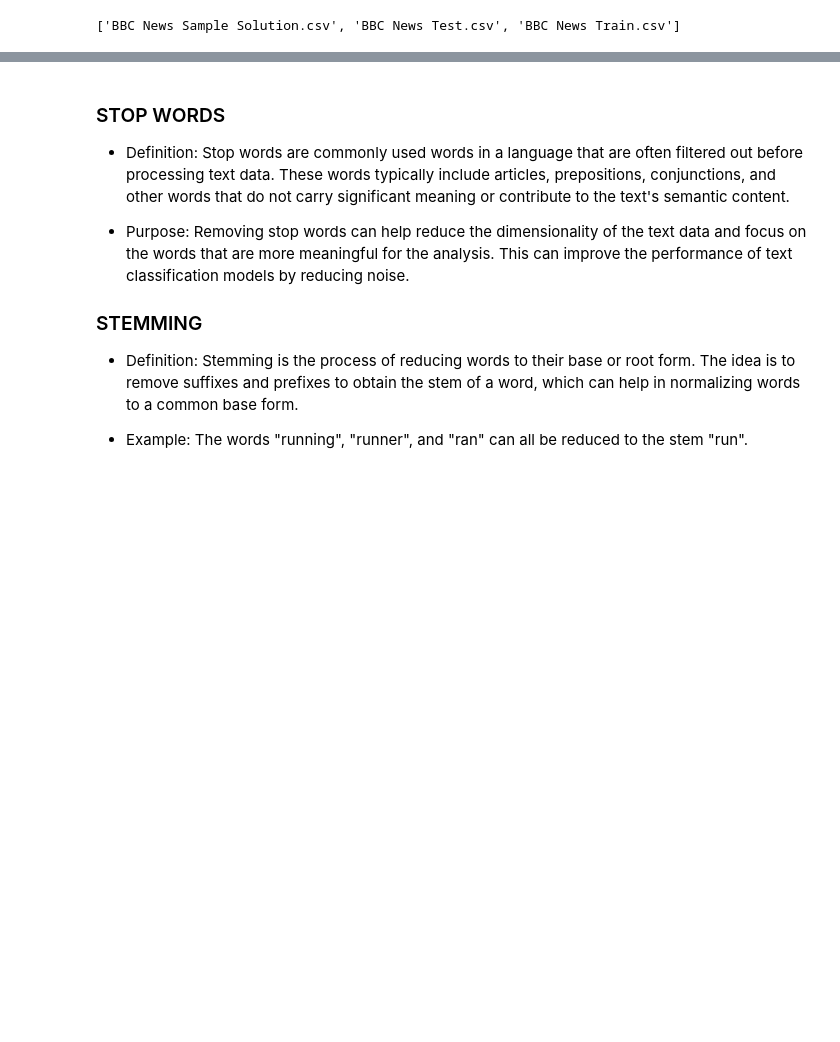
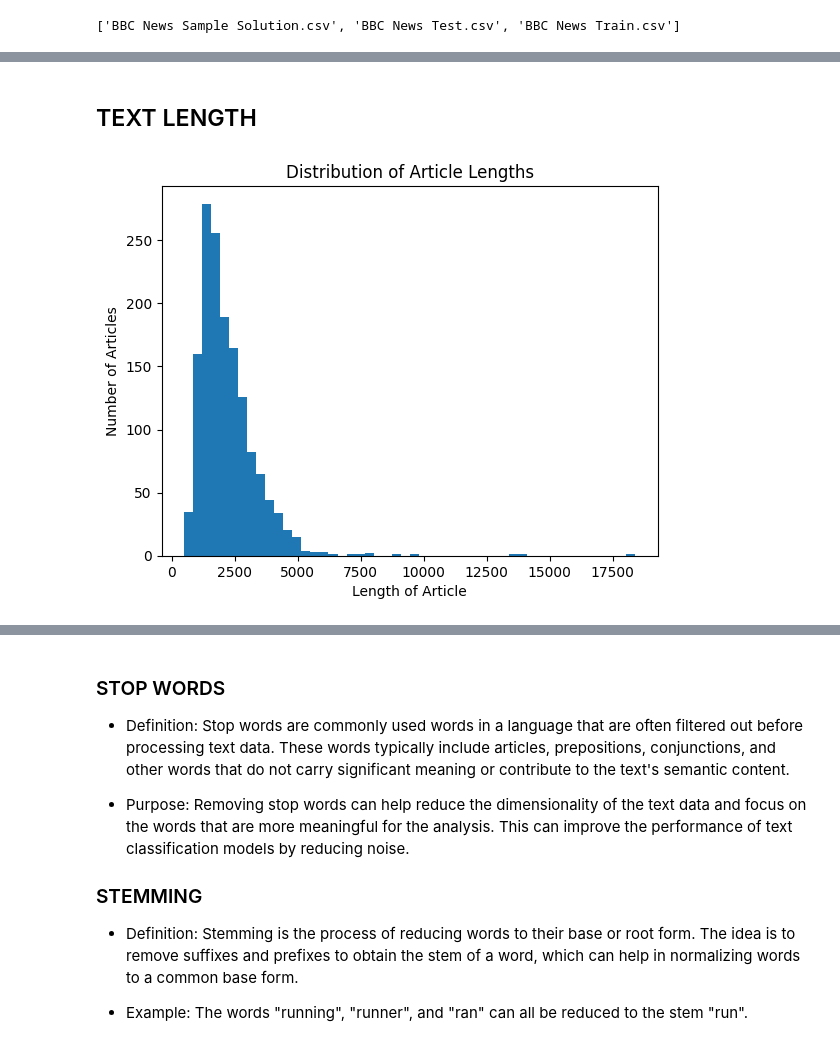
Before and after one commit to MarcoSantos2/kaggle-competition-BBC-news-classification, a Jupyter notebook: models.ipynb, the cells around one changed output, grey strips where cells are left out. Saved outputs shown, nothing was run; the diff lists cells and outputs as text; code cells hidden in the pictures; blank space fills up the shorter version.

```diff
--- a/models.ipynb
+++ b/models.ipynb
@@ -24 +50,12 @@ plt.show()
 [figure]
+# %% [markdown]
+## TEXT LENGTH
+# %%
+df['text_length'] = df['Text'].apply(len)
+df['text_length'].plot(kind='hist', bins=50)
+plt.title('Distribution of Article Lengths')
+plt.xlabel('Length of Article')
+plt.ylabel('Number of Articles')
+plt.show()
+# %% [output]
+[figure, added]
```
Also changed, not shown: parts of 12 cells of this notebook, 2 other files.
